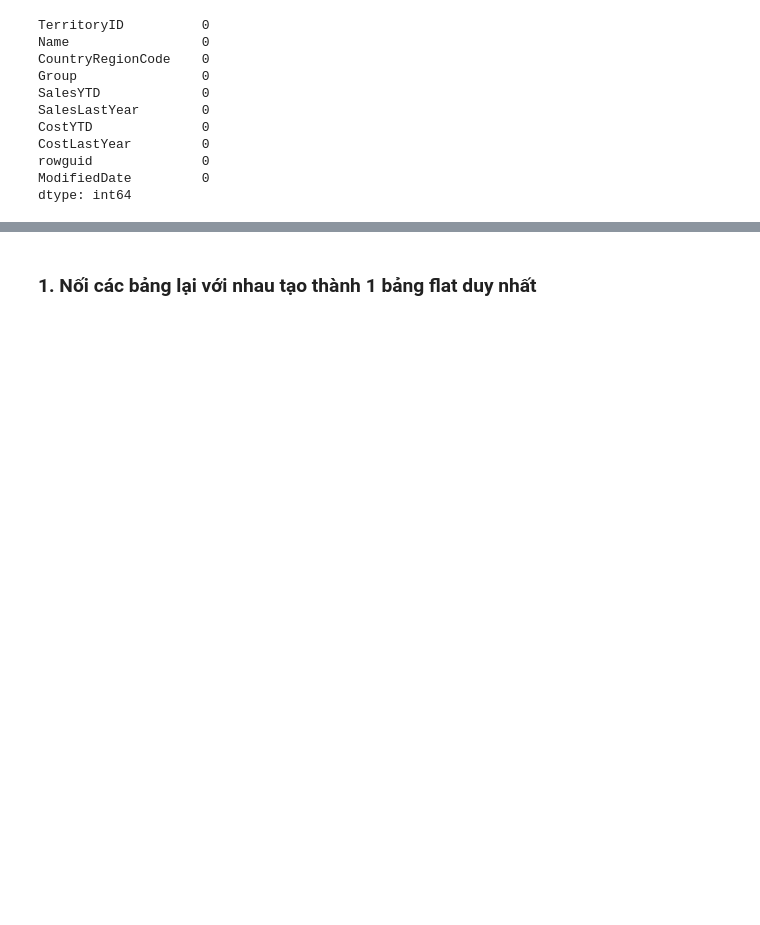
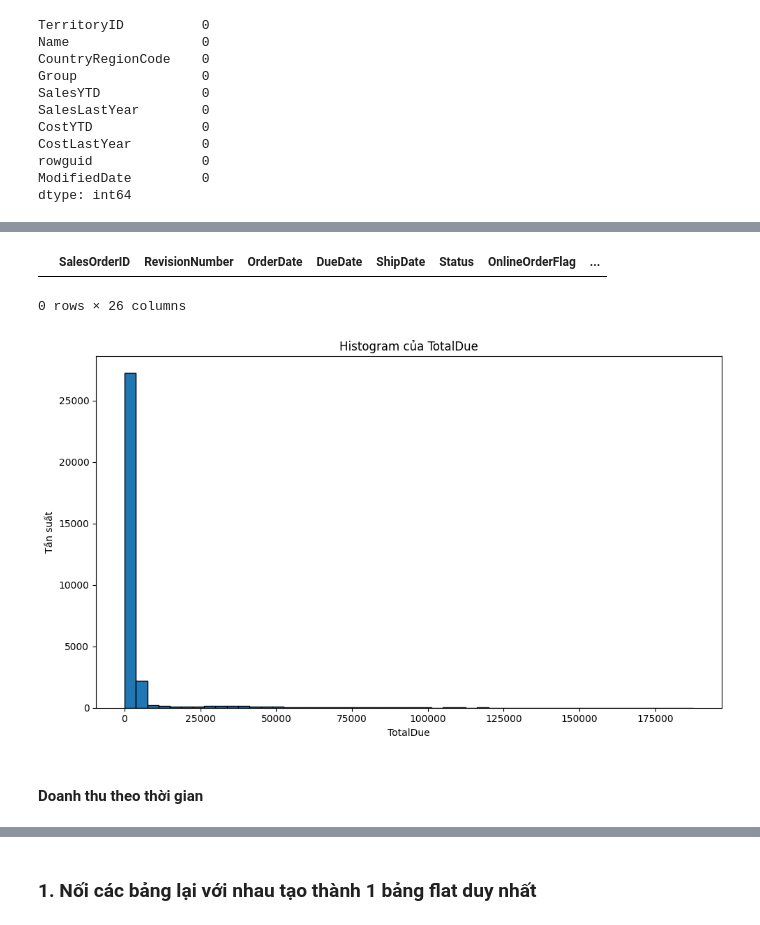
Before and after one commit to thethien8a/AdventureWork2022, a Jupyter notebook: src/notebook/explore.ipynb, the cells around one changed output, grey strips where cells are left out. Saved outputs shown, nothing was run; the diff lists cells and outputs as text; code cells hidden in the pictures; blank space fills up the shorter version.

```diff
--- a/src/notebook/explore.ipynb
+++ b/src/notebook/explore.ipynb
@@ -177,0 +191,18 @@ dtype: int64
+# %%
+# Check TotalDue có bị lỗi dữ liệu không
+sale_header_df[sale_header_df["TotalDue"] < 0]
+# %% [output]
+|  | SalesOrderID | RevisionNumber | OrderDate | DueDate | ShipDate | Status | OnlineOrderFlag | ... |
+0 rows × 26 columns
+# %%
+plt.figure(figsize=(10, 6))
+plt.hist(sale_header_df["TotalDue"], bins=50, edgecolor='black')
+plt.xlabel('TotalDue')
+plt.ylabel('Tần suất')
+plt.title('Histogram của TotalDue')
+plt.tight_layout()
+plt.show()
+# %% [output]
+[figure, added]
+# %% [markdown]
+#### Doanh thu theo thời gian
```
Also changed, not shown: parts of 47 cells of this notebook, 3 other files.
